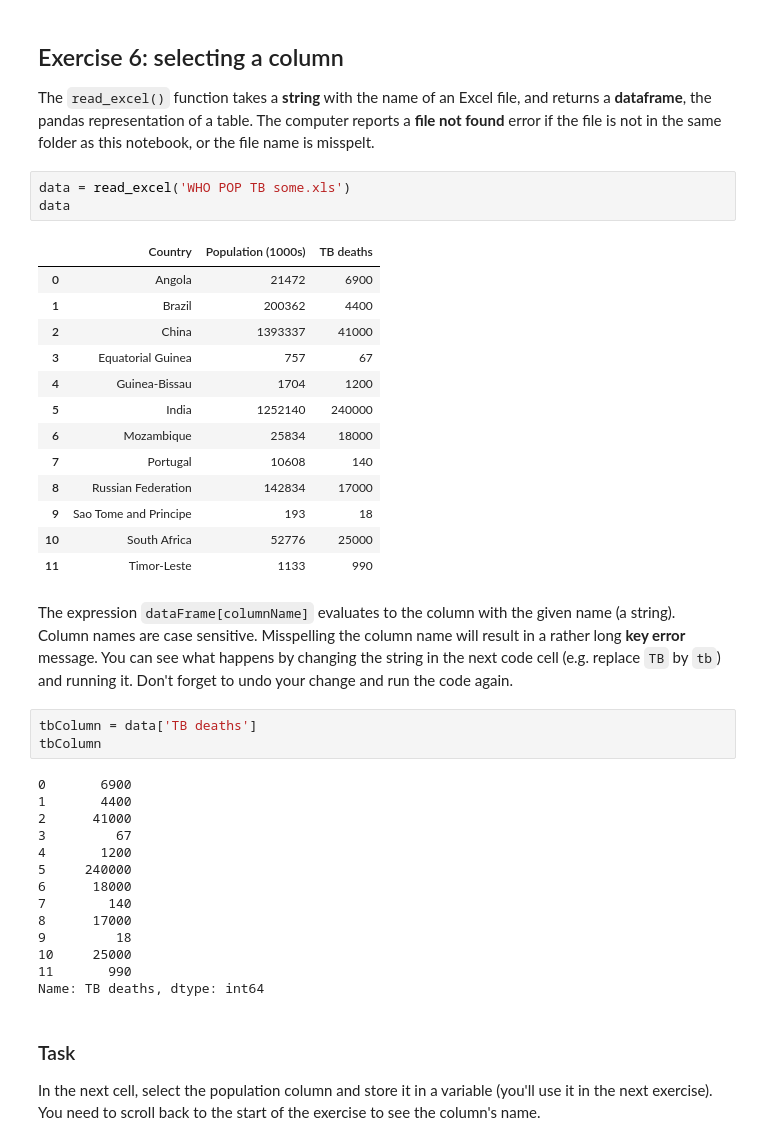
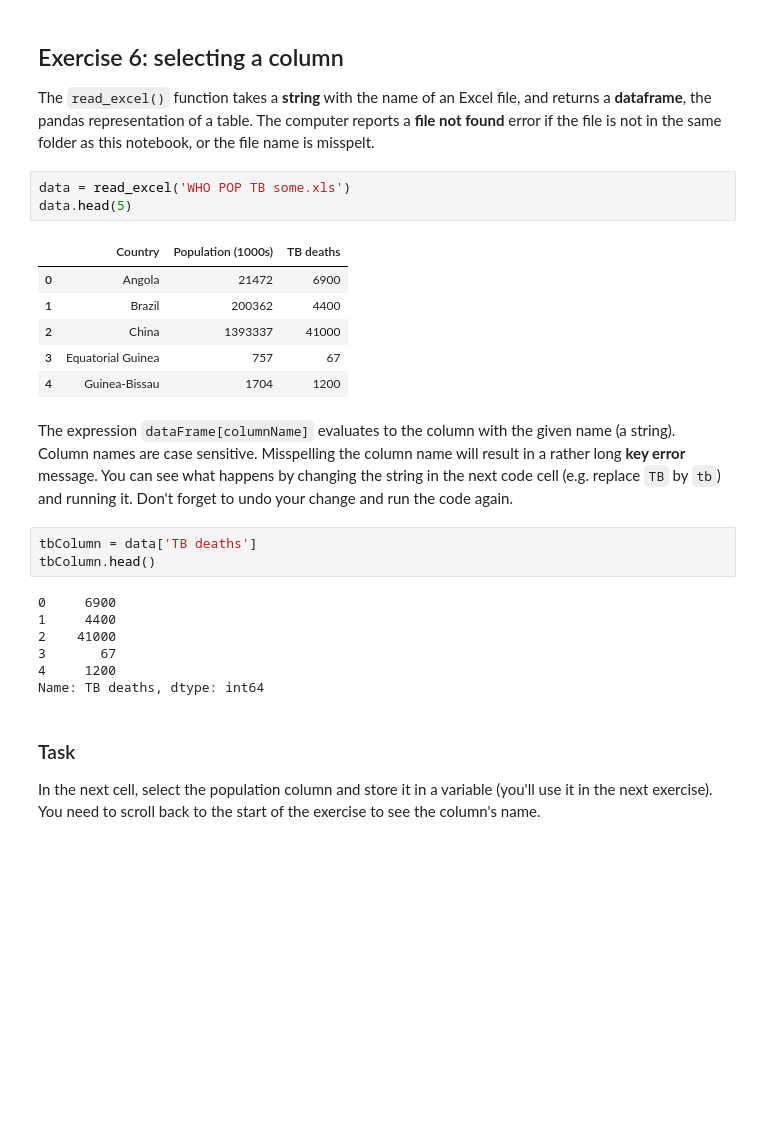
Before and after one commit to P7h/FutureLearn__Learn_to_Code_for_Data_Analysis, a Jupyter notebook: Week#1/Week_1_exercises.ipynb, the cells around one changed output. Drawn from its saved outputs; the diff is of its cells as text; blank space fills up the shorter version.

```diff
--- a/Week#1/Week_1_exercises.ipynb
+++ b/Week#1/Week_1_exercises.ipynb
@@ -196,39 +189,25 @@ Answer the quiz questions in Futurelearn. You can change the above line of code
 The `read_excel()` function takes a **string** with the name of an Excel file, and returns a **dataframe**, the pandas representation of a table. The computer reports a **file not found** error if the file is not in the same folder as this notebook, or the file name is misspelt.
 # %%
 data = read_excel('WHO POP TB some.xls')
-data
+data.head(5)
 # %% [output]
 |  | Country | Population (1000s) | TB deaths |
 | 0 | Angola | 21472 | 6900 |
 | 1 | Brazil | 200362 | 4400 |
 | 2 | China | 1393337 | 41000 |
 | 3 | Equatorial Guinea | 757 | 67 |
 | 4 | Guinea-Bissau | 1704 | 1200 |
-| 5 | India | 1252140 | 240000 |
-| 6 | Mozambique | 25834 | 18000 |
-| 7 | Portugal | 10608 | 140 |
-| 8 | Russian Federation | 142834 | 17000 |
-| 9 | Sao Tome and Principe | 193 | 18 |
-| 10 | South Africa | 52776 | 25000 |
-| 11 | Timor-Leste | 1133 | 990 |
 # %% [markdown]
 The expression `dataFrame[columnName]` evaluates to the column with the given name (a string). Column names are case sensitive. Misspelling the column name will result in a rather long **key error** message. You can see what happens by changing the string in the next code cell (e.g. replace `TB` by `tb`) and running it. Don't forget to undo your change and run the code again.
 # %%
 tbColumn = data['TB deaths']
-tbColumn
+tbColumn.head()
 # %% [output]
-0       6900
-1       4400
-2      41000
-3         67
-4       1200
-5     240000
-6      18000
-7        140
-8      17000
-9         18
-10     25000
-11       990
+0     6900
+1     4400
+2    41000
+3       67
+4     1200
 Name: TB deaths, dtype: int64
 # %% [markdown]
 ### Task
```
Also changed, not shown: parts of 13 cells of this notebook, 2 other files.
